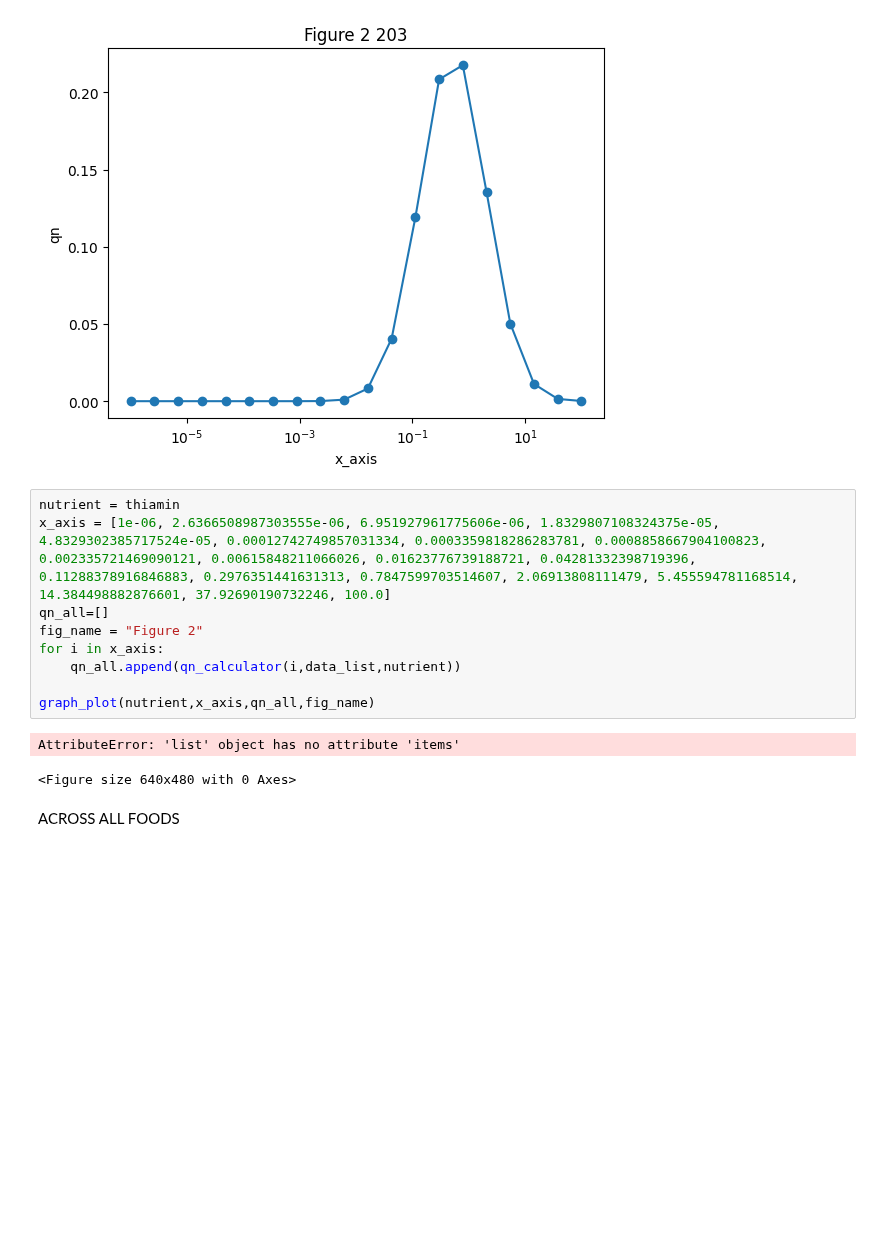
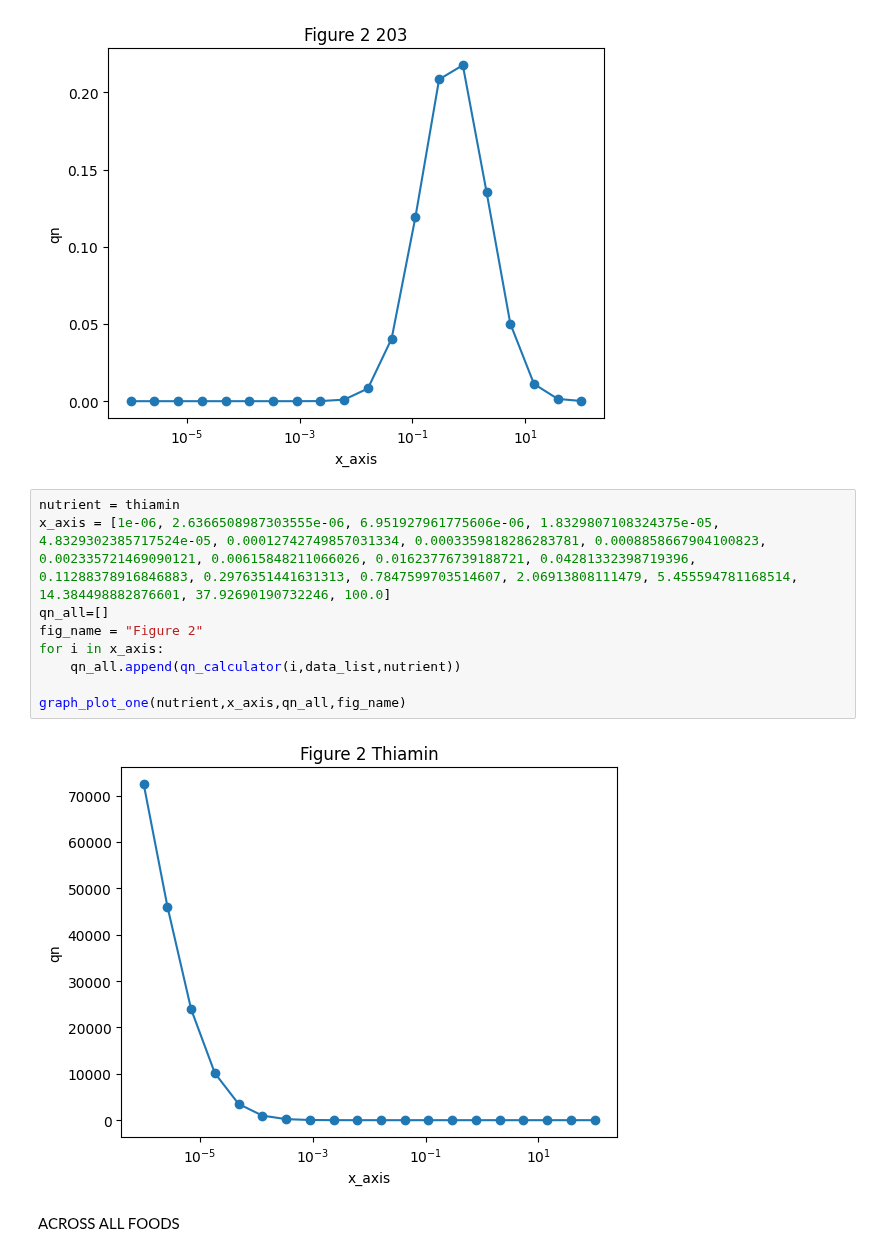
Before and after one commit to oberoir080/NutrientEDA, a Jupyter notebook: CSV_Generator_py/Figures.ipynb, the cells around one changed output. Saved outputs shown, nothing was run; the diff lists cells and outputs as text; blank space fills up the shorter version.

```diff
--- a/CSV_Generator_py/Figures.ipynb
+++ b/CSV_Generator_py/Figures.ipynb
@@ -551,15 +548,14 @@ graph_plot_one(nutrient,x_axis,qn_all,fig_name)
 # %%
 nutrient = thiamin
 x_axis = [1e-06, 2.6366508987303555e-06, 6.951927961775606e-06, 1.8329807108324375e-05, 4.8329302385717524e-05, 0.00012742749857031334, 0.0003359818286283781, 0.0008858667904100823, 0.002335721469090121, 0.00615848211066026, 0.01623776739188721, 0.04281332398719396, 0.11288378916846883, 0.2976351441631313, 0.7847599703514607, 2.06913808111479, 5.455594781168514, 14.384498882876601, 37.92690190732246, 100.0]
 qn_all=[]
 fig_name = "Figure 2"
 for i in x_axis:
     qn_all.append(qn_calculator(i,data_list,nutrient))
 
-graph_plot(nutrient,x_axis,qn_all,fig_name)
+graph_plot_one(nutrient,x_axis,qn_all,fig_name)
 # %% [output]
-AttributeError: 'list' object has no attribute 'items'
-<Figure size 640x480 with 0 Axes>
+[figure, added]
 # %% [markdown]
 ACROSS ALL FOODS
 # %%
```
Also changed, not shown: parts of 28 cells of this notebook.
